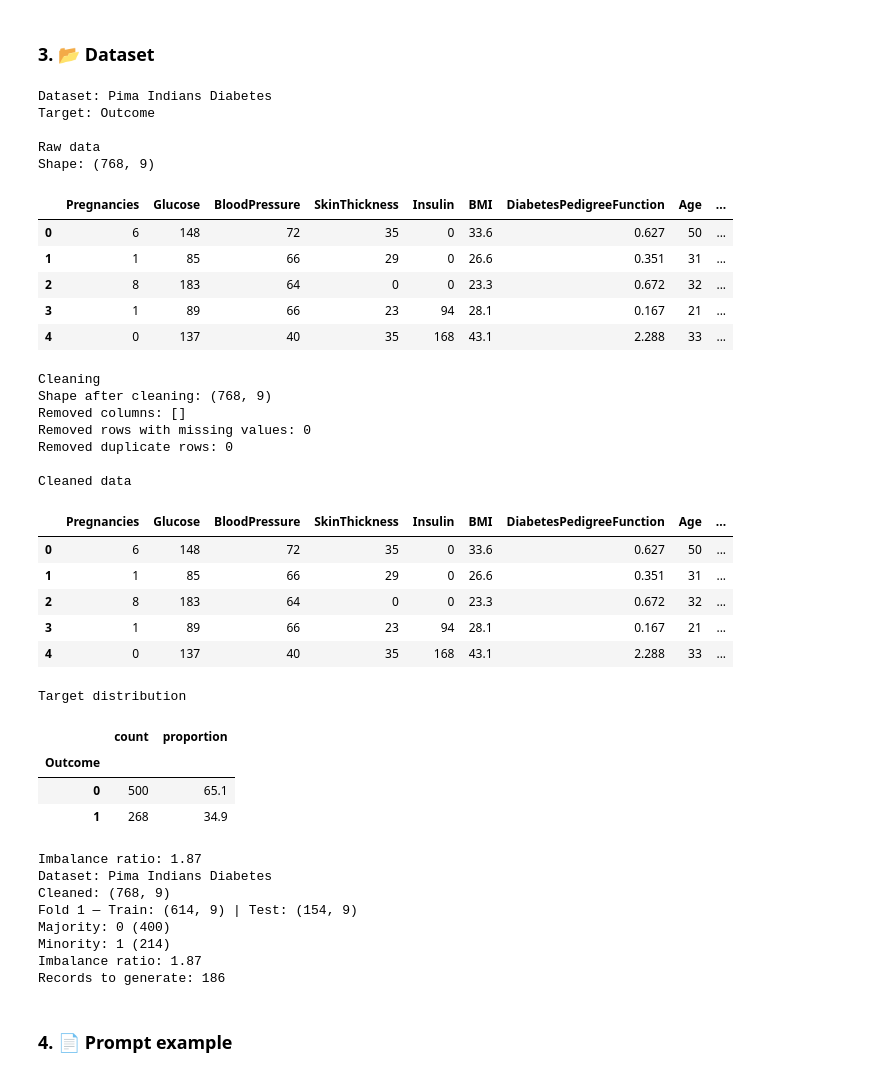
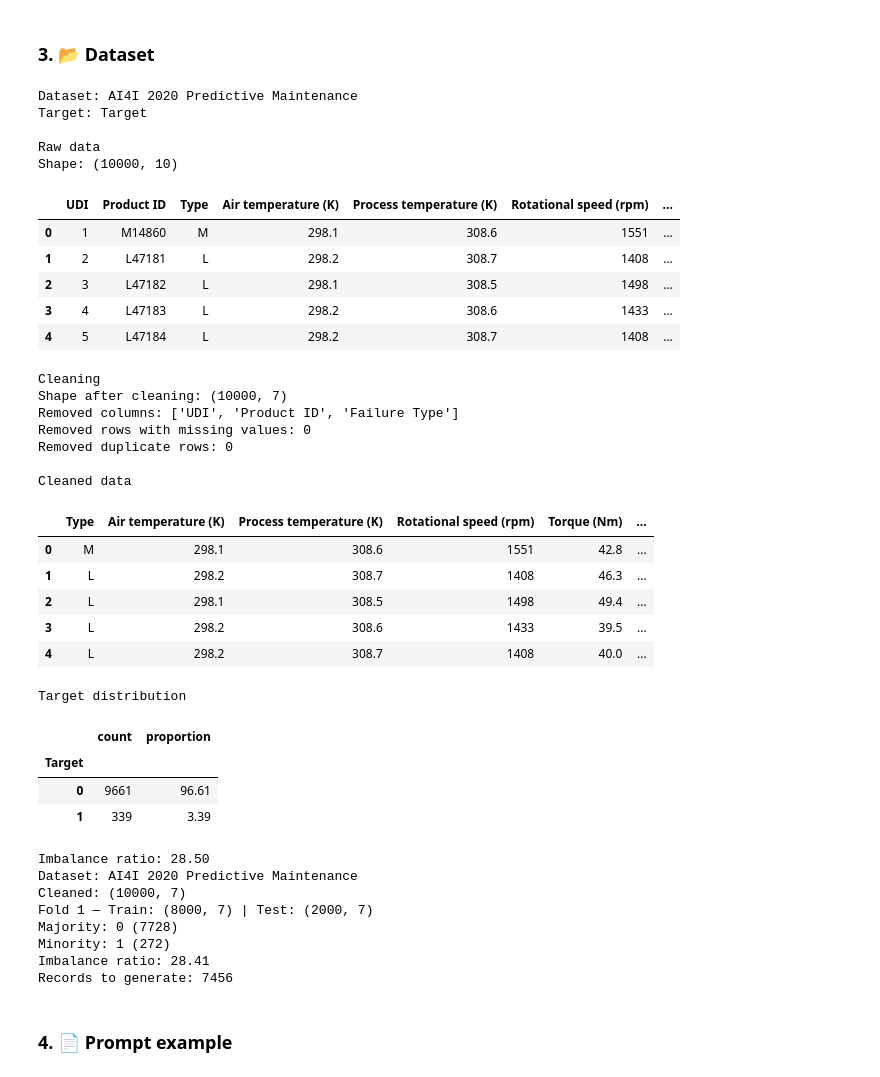
Before and after one commit to fernandascarcela/tcibench, a Jupyter notebook: notebooks/02_llm_generation.ipynb, the cells around one changed output. Saved outputs shown, nothing was run; the diff lists cells and outputs as text; code cells hidden in the pictures.

```diff
--- a/notebooks/02_llm_generation.ipynb
+++ b/notebooks/02_llm_generation.ipynb
@@ -39,6 +39,7 @@ RECORDS_PER_BATCH = 10
 DATASETS = {
     "diabetes": "Diabetes",
     "sick": "Thyroid Sick",
+    "predictive_maintenance": "Predictive Maintenance",
 }
 
 RAW_ROOT = PROJECT_ROOT / "data" / "raw"
@@ -47,6 +48,7 @@ PROCESSED_ROOT = PROJECT_ROOT / "data" / "processed" / f"split_seed_{SPLIT_SEED}
 RAW_PATHS = {
     "diabetes": RAW_ROOT / "diabetes.csv",
     "sick": RAW_ROOT / "sick.arff",
+    "predictive_maintenance": RAW_ROOT / "predictive_maintenance.csv",
 }
 # %% [markdown]
 🤖 LLMs
@@ -187,74 +189,74 @@ def inspect_dataset(
     target_counts = cleaned[target].value_counts()
     print(f"Imbalance ratio: {target_counts.max() / target_counts.min():.2f}")
 # %%
-DATASET_ID = "diabetes"
+DATASET_ID = "predictive_maintenance"
 
 metadata = load_metadata(DATASET_ID)
 data = load_dataset(RAW_PATHS[DATASET_ID])
 
 dataset = Dataset(data, metadata)
 
 cleaned, cleaning_report = dataset.preprocessing.clean(data)
 folds = dataset.preprocessing.split(cleaned)
 
 inspect_dataset(data, metadata, cleaned, cleaning_report)
 
 train, test, audit = folds[0]
 
 counts = train[metadata.target_column].value_counts()
 majority_class = counts.idxmax()
 minority_class = counts.idxmin()
 
 majority_count = int(counts[majority_class])
 minority_count = int(counts[minority_class])
 records_to_generate = majority_count - minority_count
 imbalance_ratio = majority_count / minority_count
 
 print(f"Dataset: {metadata.display_name}")
 print(f"Cleaned: {cleaned.shape}")
 print(f"Fold 1 — Train: {train.shape} | Test: {test.shape}")
 print(f"Majority: {majority_class} ({majority_count})")
 print(f"Minority: {minority_class} ({minority_count})")
 print(f"Imbalance ratio: {imbalance_ratio:.2f}")
 print(f"Records to generate: {records_to_generate}")
 # %% [output]
-Dataset: Pima Indians Diabetes
-Target: Outcome
+Dataset: AI4I 2020 Predictive Maintenance
+Target: Target
 
 Raw data
-Shape: (768, 9)
+Shape: (10000, 10)
-|  | Pregnancies | Glucose | BloodPressure | SkinThickness | Insulin | BMI | DiabetesPedigreeFunction | Age | ... |
-| 0 | 6 | 148 | 72 | 35 | 0 | 33.6 | 0.627 | 50 | ... |
-| 1 | 1 | 85 | 66 | 29 | 0 | 26.6 | 0.351 | 31 | ... |
-| 2 | 8 | 183 | 64 | 0 | 0 | 23.3 | 0.672 | 32 | ... |
-| 3 | 1 | 89 | 66 | 23 | 94 | 28.1 | 0.167 | 21 | ... |
-| 4 | 0 | 137 | 40 | 35 | 168 | 43.1 | 2.288 | 33 | ... |
+|  | UDI | Product ID | Type | Air temperature (K) | Process temperature (K) | Rotational speed (rpm) | ... |
+| 0 | 1 | M14860 | M | 298.1 | 308.6 | 1551 | ... |
+| 1 | 2 | L47181 | L | 298.2 | 308.7 | 1408 | ... |
+| 2 | 3 | L47182 | L | 298.1 | 308.5 | 1498 | ... |
+| 3 | 4 | L47183 | L | 298.2 | 308.6 | 1433 | ... |
+| 4 | 5 | L47184 | L | 298.2 | 308.7 | 1408 | ... |
 Cleaning
-Shape after cleaning: (768, 9)
-Removed columns: []
+Shape after cleaning: (10000, 7)
+Removed columns: ['UDI', 'Product ID', 'Failure Type']
 Removed rows with missing values: 0
 Removed duplicate rows: 0
 
 Cleaned data
-|  | Pregnancies | Glucose | BloodPressure | SkinThickness | Insulin | BMI | DiabetesPedigreeFunction | Age | ... |
-| 0 | 6 | 148 | 72 | 35 | 0 | 33.6 | 0.627 | 50 | ... |
-| 1 | 1 | 85 | 66 | 29 | 0 | 26.6 | 0.351 | 31 | ... |
-| 2 | 8 | 183 | 64 | 0 | 0 | 23.3 | 0.672 | 32 | ... |
-| 3 | 1 | 89 | 66 | 23 | 94 | 28.1 | 0.167 | 21 | ... |
-| 4 | 0 | 137 | 40 | 35 | 168 | 43.1 | 2.288 | 33 | ... |
+|  | Type | Air temperature (K) | Process temperature (K) | Rotational speed (rpm) | Torque (Nm) | ... |
+| 0 | M | 298.1 | 308.6 | 1551 | 42.8 | ... |
+| 1 | L | 298.2 | 308.7 | 1408 | 46.3 | ... |
+| 2 | L | 298.1 | 308.5 | 1498 | 49.4 | ... |
+| 3 | L | 298.2 | 308.6 | 1433 | 39.5 | ... |
+| 4 | L | 298.2 | 308.7 | 1408 | 40.0 | ... |
 Target distribution
 |  | count | proportion |
-| Outcome |  |  |
-| 0 | 500 | 65.1 |
-| 1 | 268 | 34.9 |
+| Target |  |  |
+| 0 | 9661 | 96.61 |
+| 1 | 339 | 3.39 |
-Imbalance ratio: 1.87
-Dataset: Pima Indians Diabetes
-Cleaned: (768, 9)
-Fold 1 — Train: (614, 9) | Test: (154, 9)
-Majority: 0 (400)
-Minority: 1 (214)
-Imbalance ratio: 1.87
-Records to generate: 186
+Imbalance ratio: 28.50
+Dataset: AI4I 2020 Predictive Maintenance
+Cleaned: (10000, 7)
+Fold 1 — Train: (8000, 7) | Test: (2000, 7)
+Majority: 0 (7728)
+Minority: 1 (272)
+Imbalance ratio: 28.41
+Records to generate: 7456
 # %%
 ARTIFACTS_ROOT = PROJECT_ROOT / "artifacts"
 
```
Also changed, not shown: parts of 2 cells of this notebook, 3 other files.
